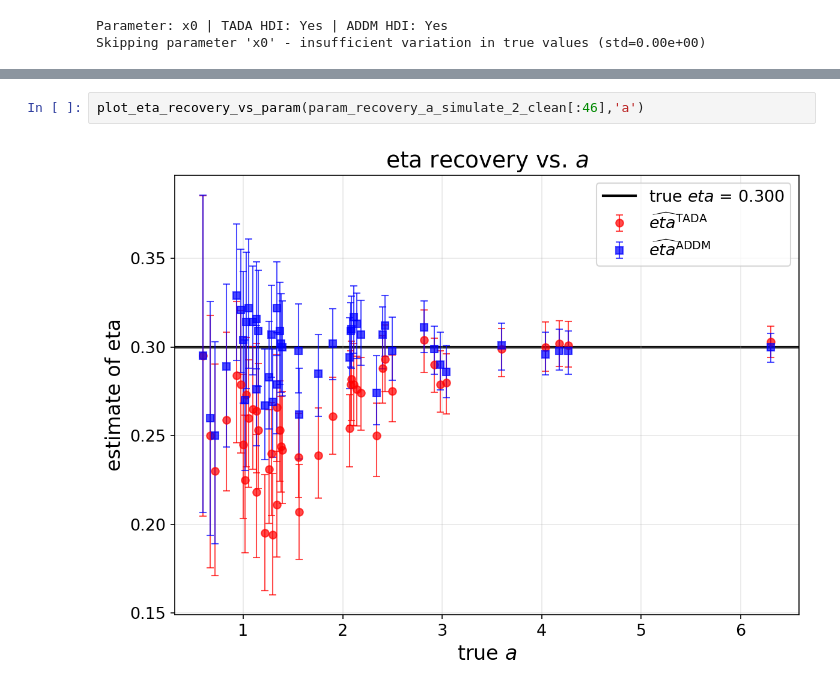
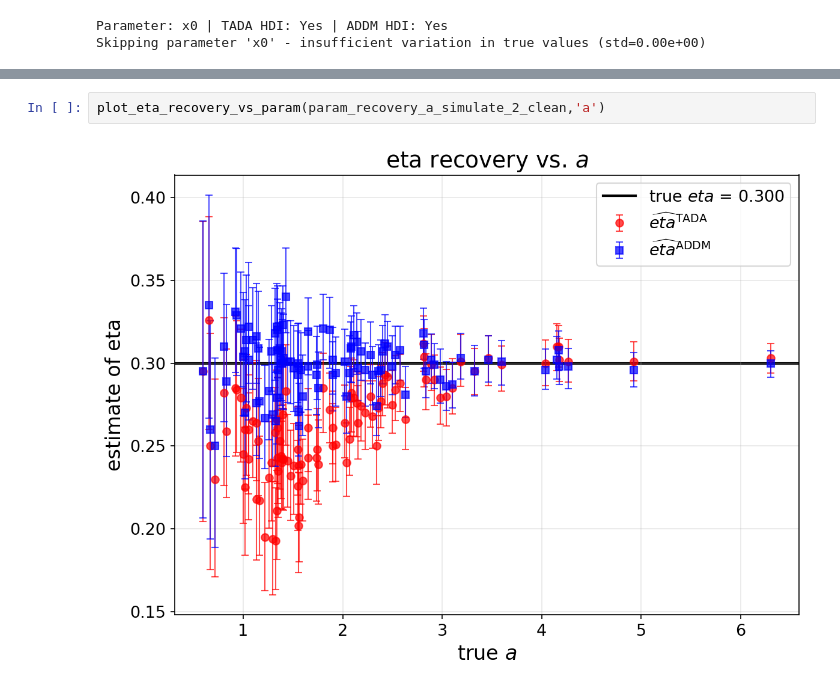
Before and after one commit to AndrewZhang599/efficient-fpt, a Jupyter notebook: examples/param_recovery_scripts/plot_param_recovery_results.ipynb, the cells around one changed output, grey strips where cells are left out. Cells and saved outputs as stored; diff of their text form.

```diff
--- a/examples/param_recovery_scripts/plot_param_recovery_results.ipynb
+++ b/examples/param_recovery_scripts/plot_param_recovery_results.ipynb
@@ -363,6 +363,6 @@ plt.show()
 [figure]
 <Figure size 640x480 with 0 Axes>
 # %%
-plot_eta_recovery_vs_param(param_recovery_a_simulate_2_clean[:46],'a')
+plot_eta_recovery_vs_param(param_recovery_a_simulate_2_clean,'a')
 # %% [output]
-[figure, old version]
+[figure, new version]
```
Also changed, not shown: parts of 1 cell of this notebook, 1 other file.
